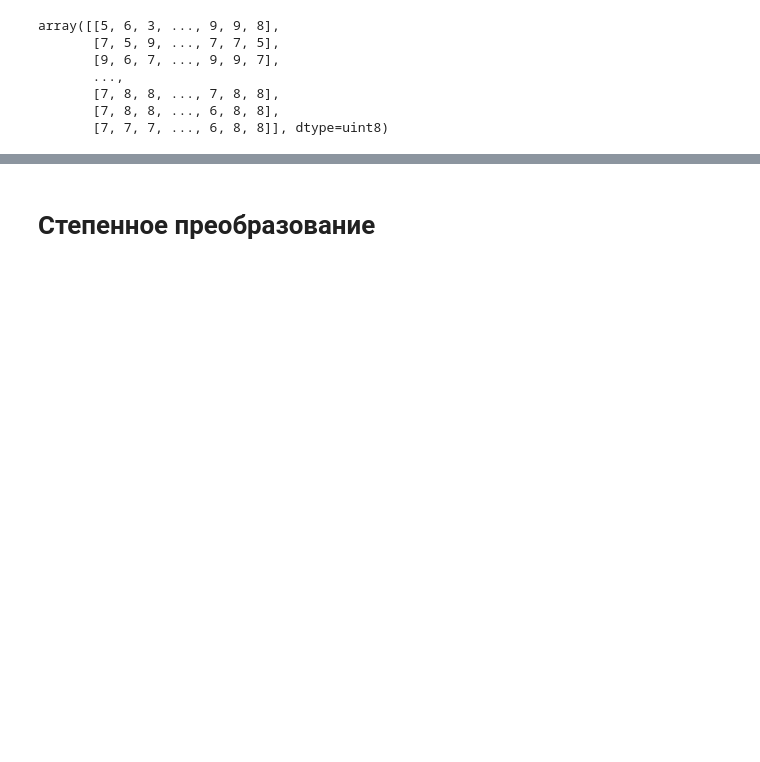
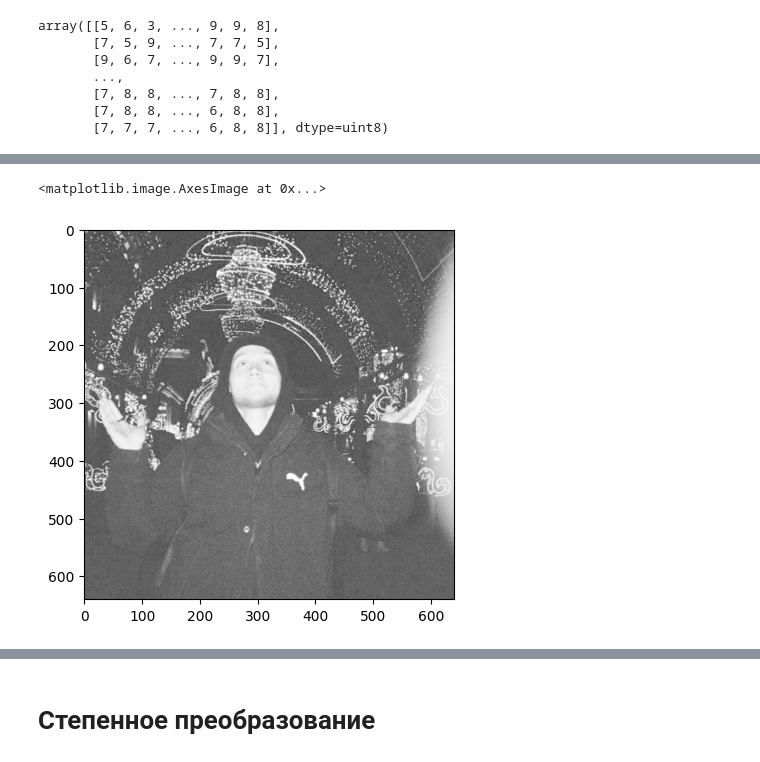
Before and after one commit to GongniR/Mag_2_semester, a Jupyter notebook: ImageProcessing/PW_2/PW_2.ipynb, the cells around one changed output, grey strips where cells are left out. Drawn from its saved outputs; the diff is of its cells as text; code cells hidden in the pictures; blank space fills up the shorter version.

```diff
--- a/ImageProcessing/PW_2/PW_2.ipynb
+++ b/ImageProcessing/PW_2/PW_2.ipynb
@@ -115,3 +122,8 @@ plt.show()
+# %%
+plt.imshow(images_log_25[0], cmap='gray')
+# %% [output]
+<matplotlib.image.AxesImage at 0x...>
+[figure, added]
 # %%
 f  = plt.figure()
 for i, image  in enumerate(images_log_25):
```
Also changed, not shown: parts of 18 cells of this notebook, 1 other file.
